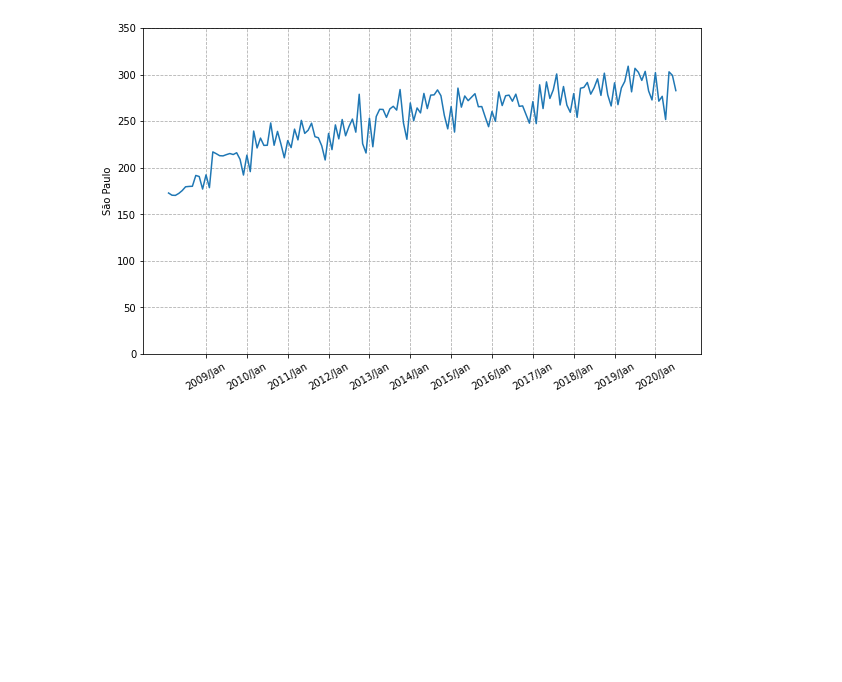
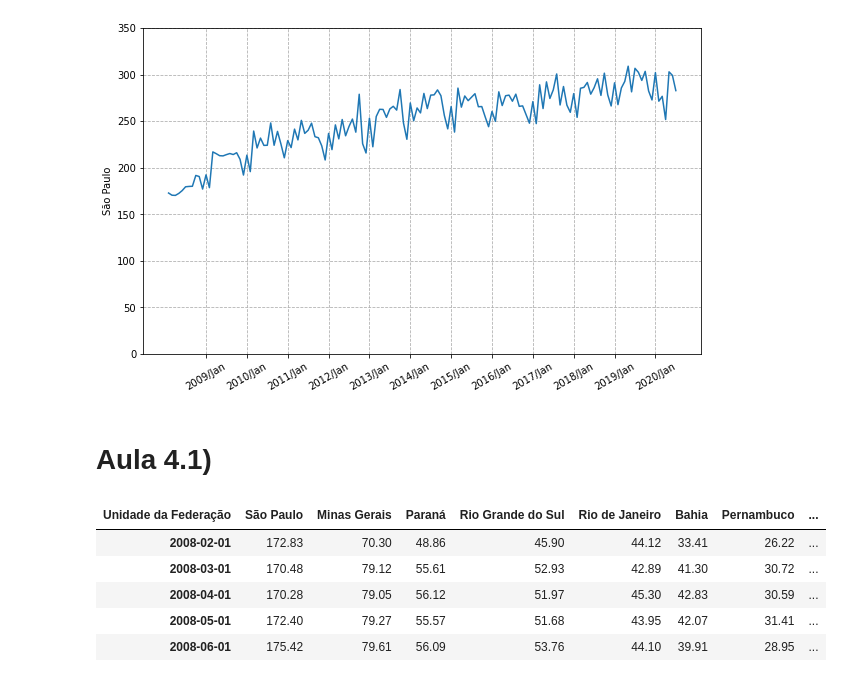
Before and after one commit to HenriqueCCdA/bootCampAluraDataScience, a Jupyter notebook: modulo2/aula/boot_camp_modulo2_aulas.ipynb, the cells around one changed output. Drawn from its saved outputs; the diff is of its cells as text; code cells hidden in the pictures; blank space fills up the shorter version.

```diff
--- a/modulo2/aula/boot_camp_modulo2_aulas.ipynb
+++ b/modulo2/aula/boot_camp_modulo2_aulas.ipynb
@@ -432,0 +431,27 @@ mensal.to_csv("desafio_m1_a3.csv")
+# %% [markdown]
+# Aula 4.1)
+# %%
+from datetime import date
+
+meses ={'Jan': 1,'Fev': 2,'Mar': 3,
+        'Abr': 4,'Mai': 5,'Jun': 6,
+        'Jul': 7,'Ago': 8,'Set': 9,
+        'Out':10,'Nov':11,'Dez':12
+}
+
+
+def para_dia(ano_mes: str):
+  ano:int = int(ano_mes[:4])
+  mes:str = ano_mes[5:]
+  mes_numero = meses[mes]
+  return date(ano, mes_numero, 1)
+
+mensal.index = mensal.index.map(para_dia)
+mensal.head()
+# %% [output]
+| Unidade da Federação | São Paulo | Minas Gerais | Paraná | Rio Grande do Sul | Rio de Janeiro | Bahia | Pernambuco | ... |
+| 2008-02-01 | 172.83 | 70.30 | 48.86 | 45.90 | 44.12 | 33.41 | 26.22 | ... |
+| 2008-03-01 | 170.48 | 79.12 | 55.61 | 52.93 | 42.89 | 41.30 | 30.72 | ... |
+| 2008-04-01 | 170.28 | 79.05 | 56.12 | 51.97 | 45.30 | 42.83 | 30.59 | ... |
+| 2008-05-01 | 172.40 | 79.27 | 55.57 | 51.68 | 43.95 | 42.07 | 31.41 | ... |
+| 2008-06-01 | 175.42 | 79.61 | 56.09 | 53.76 | 44.10 | 39.91 | 28.95 | ... |
```
Also changed, not shown: parts of 5 cells of this notebook.
